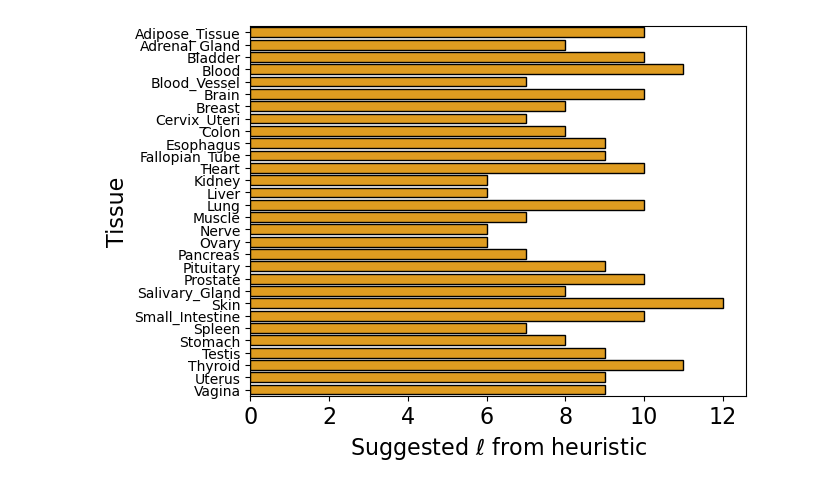
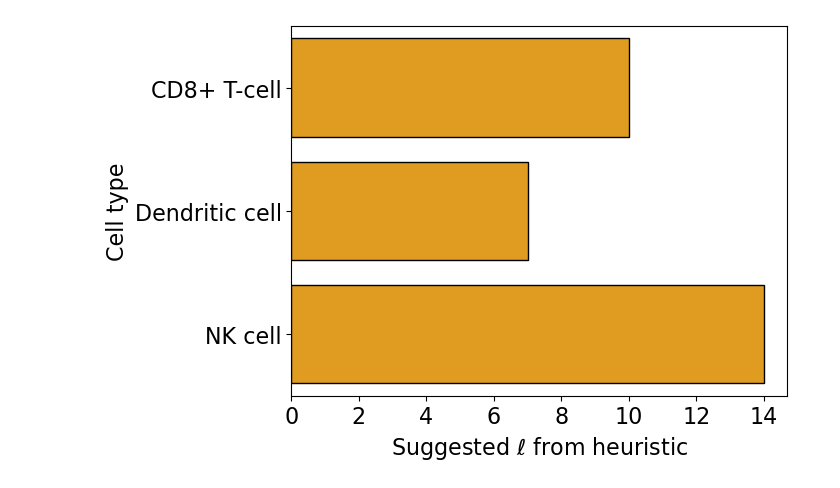
Before and after one commit to bionetslab/SignifiKANTE_Results, a Jupyter notebook: scripts/plotting/plot_optimal_cluster_numbers.ipynb, the cells around one changed output. Drawn from its saved outputs; the diff is of its cells as text; code cells hidden in the pictures.

Commit message:
Update results and plotting scripts.

```diff
--- a/scripts/plotting/plot_optimal_cluster_numbers.ipynb
+++ b/scripts/plotting/plot_optimal_cluster_numbers.ipynb
@@ -3,8 +3,9 @@ import pandas as pd
 import seaborn as sns
 import matplotlib.pyplot as plt
 # %%
-data = pd.read_csv("../../results/optimal_cluster_numbers_from_heuristic.tsv", sep="\t", index_col=0)
+data = pd.read_csv("../../results/sc_blood_optimal_numbers_of_clusters.tsv", sep="\t", index_col=0)
 data["tissue"] = data.index
+data = data.replace({"cd8+_tcells" : "CD8+ T-cell", "dc" : "Dendritic cell", "nk_cells" :"NK cell", "monocytes" : "Monocyte", "b_cells" : "B-cell", "cd4+_tcells" : "CD4+ T-cell"})
 data
 # %% [output]
 |  | num_clusters | tissue |
@@ -27,11 +15,13 @@ data
 # %%
 ax = sns.barplot(data=data, y="tissue", x="num_clusters", color="orange", edgecolor="black")
 
 label_fontsize = 16
 
 ax.set_xlabel('Suggested $\ell$ from heuristic', fontsize=label_fontsize)
-ax.set_ylabel('Tissue', fontsize=label_fontsize)
+ax.set_ylabel('Cell type', fontsize=label_fontsize)
 ax.tick_params(axis='x', labelsize=label_fontsize)
-plt.savefig("optimal_numbers_of_clusters.pdf", bbox_inches="tight")
+ax.tick_params(axis='y', labelsize=label_fontsize)
+ax.set_xticks([0,2,4,6,8,10,12,14])
+plt.savefig("sc_blood_optimal_numbers_of_clusters.pdf", bbox_inches="tight")
 # %% [output]
-[figure, old version]
+[figure, new version]
```
Also changed, not shown: parts of 1 cell of this notebook, 15 other files.
